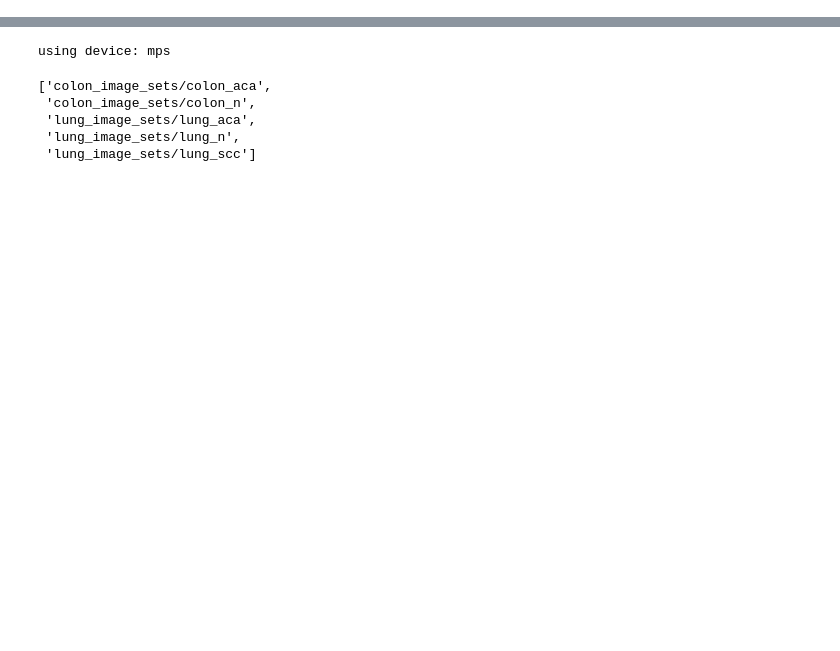
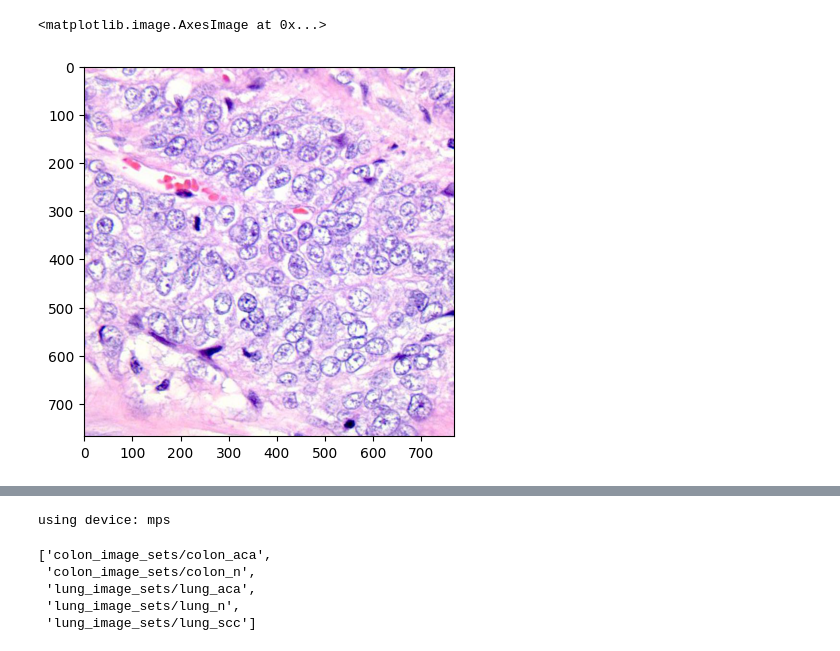
Before and after one commit to amanguptaBay/ECE_285_Final, a Jupyter notebook: resnet_ttt.ipynb, the cells around one changed output, grey strips where cells are left out. Cells and saved outputs as stored; diff of their text form; code cells hidden in the pictures; blank space fills up the shorter version.

```diff
--- a/resnet_ttt.ipynb
+++ b/resnet_ttt.ipynb
@@ -0,0 +38,17 @@
+# %%
+BASE = "lung_colon_image_set/"
+# %%
+class LungColonDS(torchvision.datasets.DatasetFolder):
+    def find_classes(self, directory: str):
+        classes = ["colon_image_sets/colon_aca","colon_image_sets/colon_n","lung_image_sets/lung_aca","lung_image_sets/lung_n","lung_image_sets/lung_scc"]
+        return classes, {val:ind for ind, val in enumerate(classes)}
+# %%
+lung_colon_dataset = LungColonDS(BASE,torchvision.io.read_image, extensions = tuple([".jpeg"]))
+# %%
+import RotatedDataset
+lung_colon_rotated_dataset = RotatedDataset.RotatedDataset(lung_colon_dataset)
+# %%
+plotImage(lung_colon_rotated_dataset[0][0])
+# %% [output]
+<matplotlib.image.AxesImage at 0x...>
+[figure, added]
```
Also changed, not shown: parts of 37 cells of this notebook, 2 other files.
